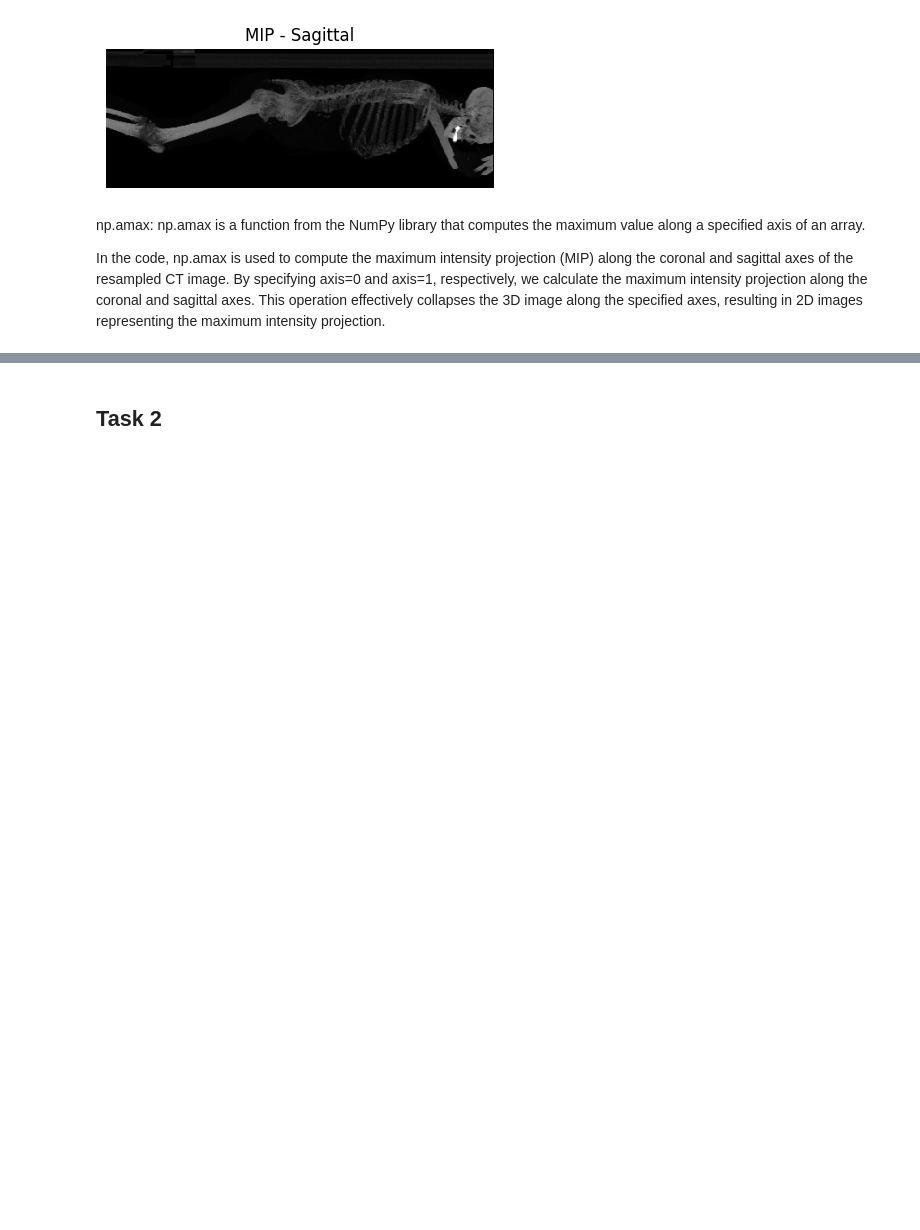
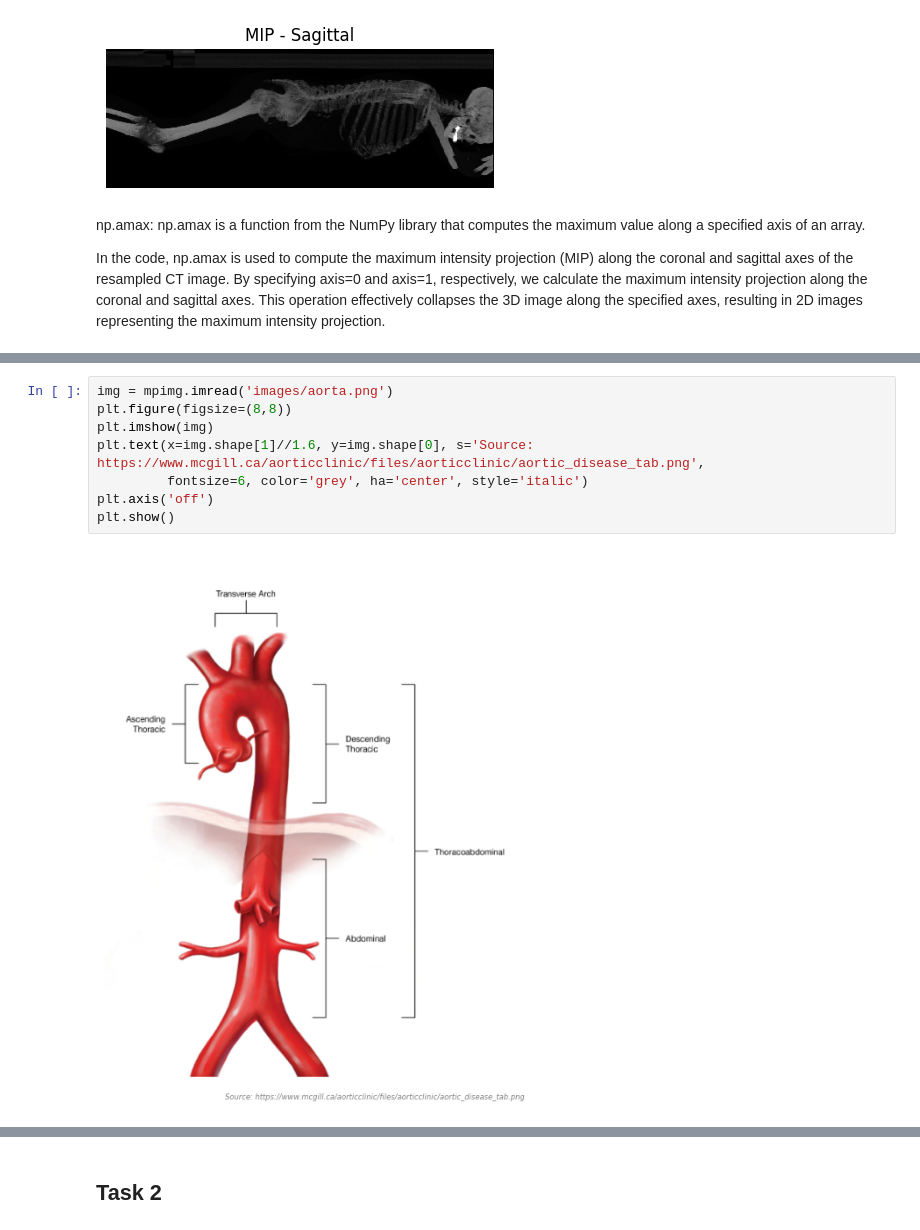
Before and after one commit to MarkusStefan/Cardiovascular_Imaging, a Jupyter notebook: development.ipynb, the cells around one changed output, grey strips where cells are left out. Cells and saved outputs as stored; diff of their text form; blank space fills up the shorter version.

```diff
--- a/development.ipynb
+++ b/development.ipynb
@@ -240,0 +284,10 @@ In the code, np.amax is used to compute the maximum intensity projection (MIP) a
+# %%
+img = mpimg.imread('images/aorta.png')
+plt.figure(figsize=(8,8))
+plt.imshow(img)
+plt.text(x=img.shape[1]//1.6, y=img.shape[0], s='Source: https://www.mcgill.ca/aorticclinic/files/aorticclinic/aortic_disease_tab.png',
+         fontsize=6, color='grey', ha='center', style='italic')
+plt.axis('off')
+plt.show()
+# %% [output]
+[figure, added]
```
Also changed, not shown: parts of 16 cells of this notebook, 8 other files.
